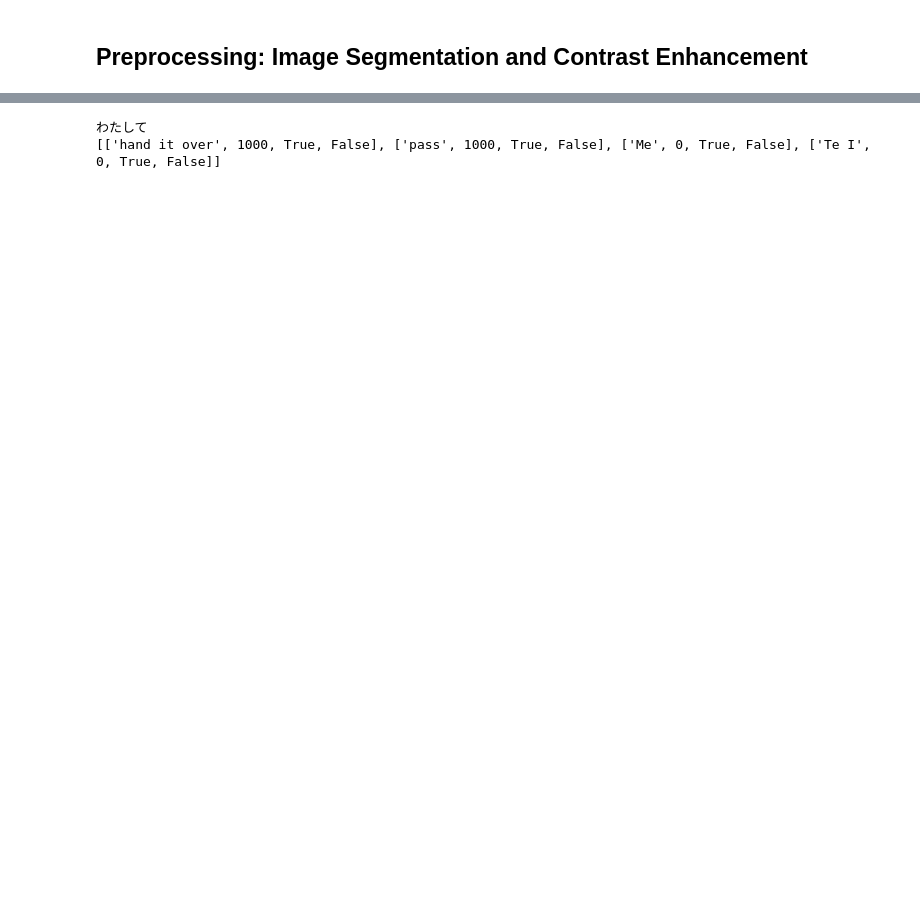
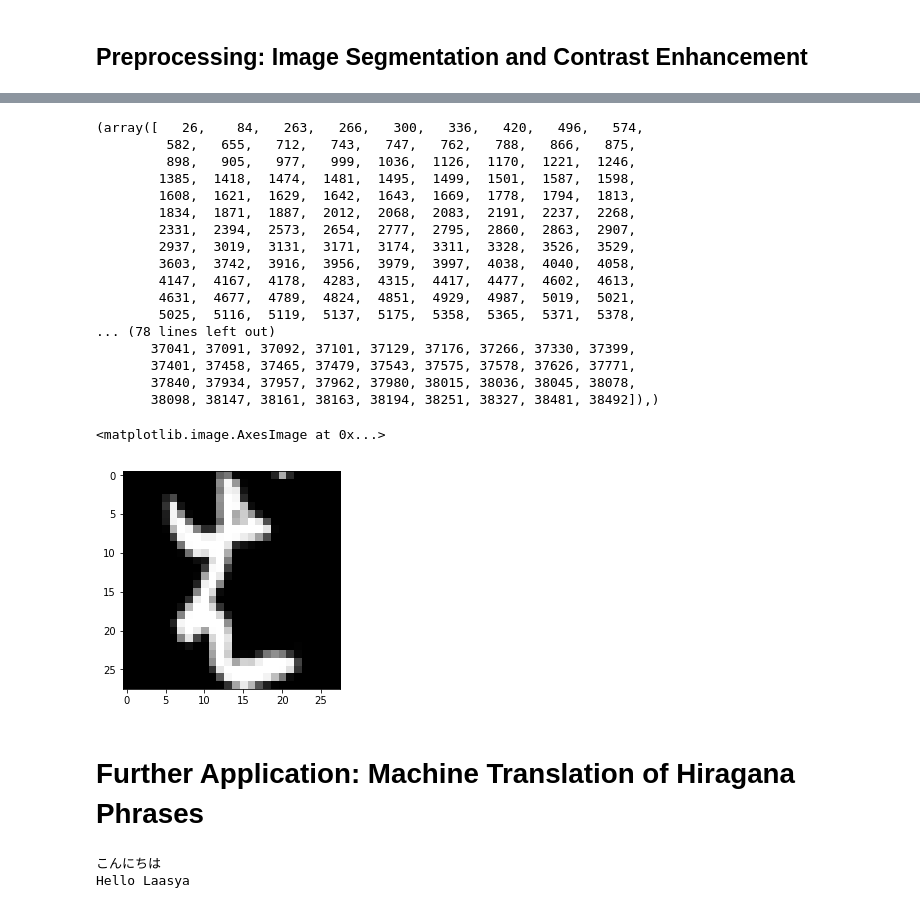
Before and after one commit to laasya98/H4, a Jupyter notebook: h4.ipynb, the cells around one changed output, grey strips where cells are left out. Saved outputs shown, nothing was run; the diff lists cells and outputs as text; code cells hidden in the pictures; blank space fills up the shorter version.

```diff
--- a/h4.ipynb
+++ b/h4.ipynb
@@ -359,3 +477,30 @@ top 3 results for  wa :  せ ,  け ,  め
+# %%
+results = np.array([np.argmax(x[i]) for i in range(len(x))])
+chis = np.where(results == 25)
+print(chis)
+plt.imshow(x_test[38163,:,:,0], cmap = "gray")
+# %% [output]
+(array([   26,    84,   263,   266,   300,   336,   420,   496,   574,
+         582,   655,   712,   743,   747,   762,   788,   866,   875,
+         898,   905,   977,   999,  1036,  1126,  1170,  1221,  1246,
+        1385,  1418,  1474,  1481,  1495,  1499,  1501,  1587,  1598,
+        1608,  1621,  1629,  1642,  1643,  1669,  1778,  1794,  1813,
+        1834,  1871,  1887,  2012,  2068,  2083,  2191,  2237,  2268,
+        2331,  2394,  2573,  2654,  2777,  2795,  2860,  2863,  2907,
+        2937,  3019,  3131,  3171,  3174,  3311,  3328,  3526,  3529,
+        3603,  3742,  3916,  3956,  3979,  3997,  4038,  4040,  4058,
+        4147,  4167,  4178,  4283,  4315,  4417,  4477,  4602,  4613,
+        4631,  4677,  4789,  4824,  4851,  4929,  4987,  5019,  5021,
+        5025,  5116,  5119,  5137,  5175,  5358,  5365,  5371,  5378,
+... (78 lines left out)
+       37041, 37091, 37092, 37101, 37129, 37176, 37266, 37330, 37399,
+       37401, 37458, 37465, 37479, 37543, 37575, 37578, 37626, 37771,
+       37840, 37934, 37957, 37962, 37980, 38015, 38036, 38045, 38078,
+       38098, 38147, 38161, 38163, 38194, 38251, 38327, 38481, 38492]),)
+<matplotlib.image.AxesImage at 0x...>
+[figure, added]
+# %% [markdown]
+# Further Application: Machine Translation of Hiragana Phrases
 # %%
 ##### TRANSLATION ######
 from googletrans import Translator
@@ -363,12 +508,15 @@ from googletrans import Translator
 translator = Translator()
 
 #word = ["to", "te", "mo", "ya", "sa", "shi", "i", "hi", "to"]
-#word = ["wa", "ta", "shi", "no", "na", "ma", "e", "ha"]
-word = ["wa", "ta", "shi", "te"]
-string = "".join([map_unicode_char[st] for st in word])
+# word = ["wa", "ta", "shi", "no", "na", "ma", "e", "ha"]
+# word = ["wa", "ta", "shi", "te"]
+# tring = "".join([map_unicode_char[st] for st in word])
+
+string = ko_pred+n_pred+ni_pred+chi_pred+wa_pred
+
 print(string)
 
-print(translator.translate(string).extra_data["possible-translations"][0][2])
+print(translator.translate(string + " Laasya").text)
 # %% [output]
-わたして
-[['hand it over', 1000, True, False], ['pass', 1000, True, False], ['Me', 0, True, False], ['Te I', 0, True, False]]
+こんにちは
+Hello Laasya
```
Also changed, not shown: parts of 15 cells of this notebook.
